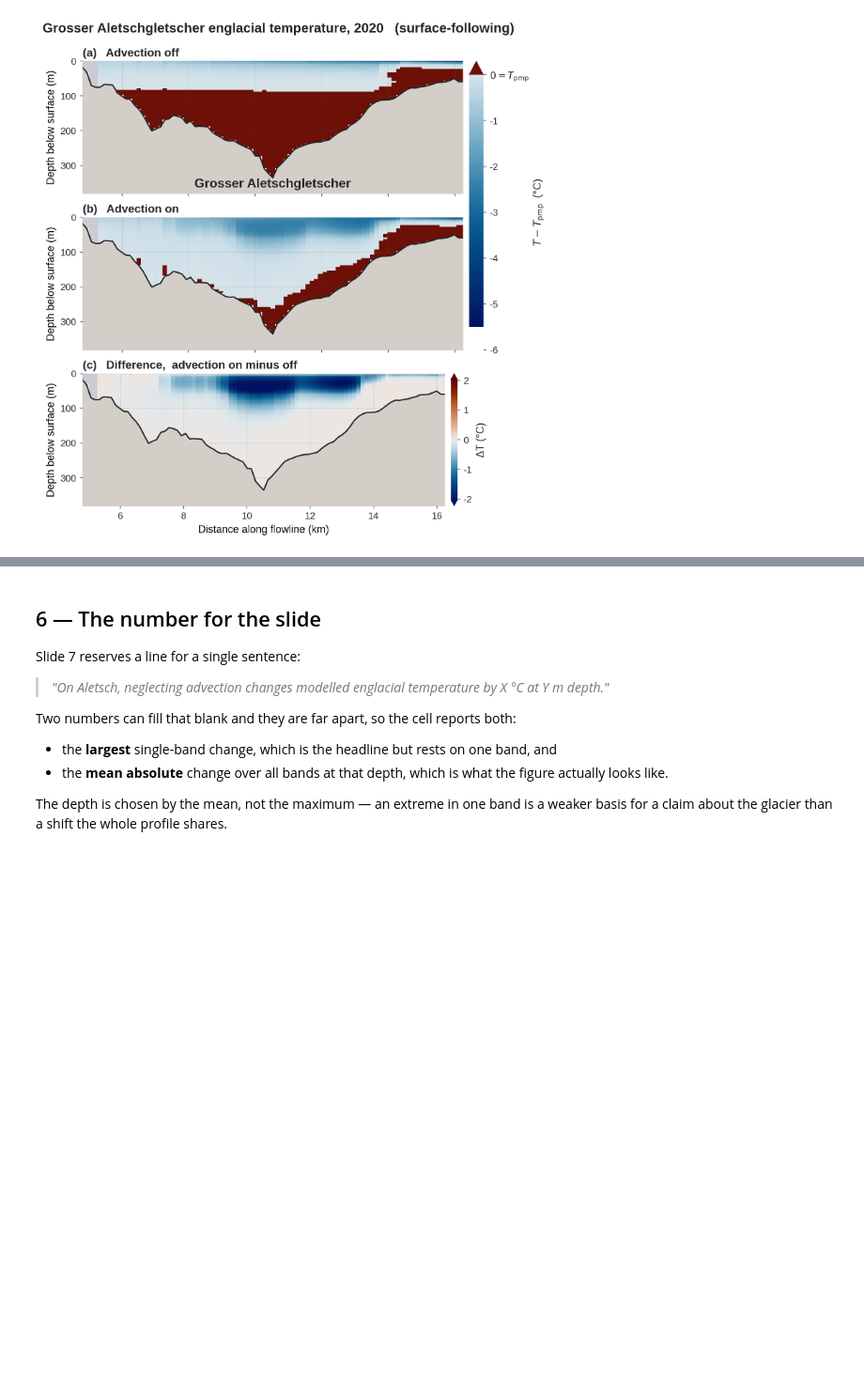
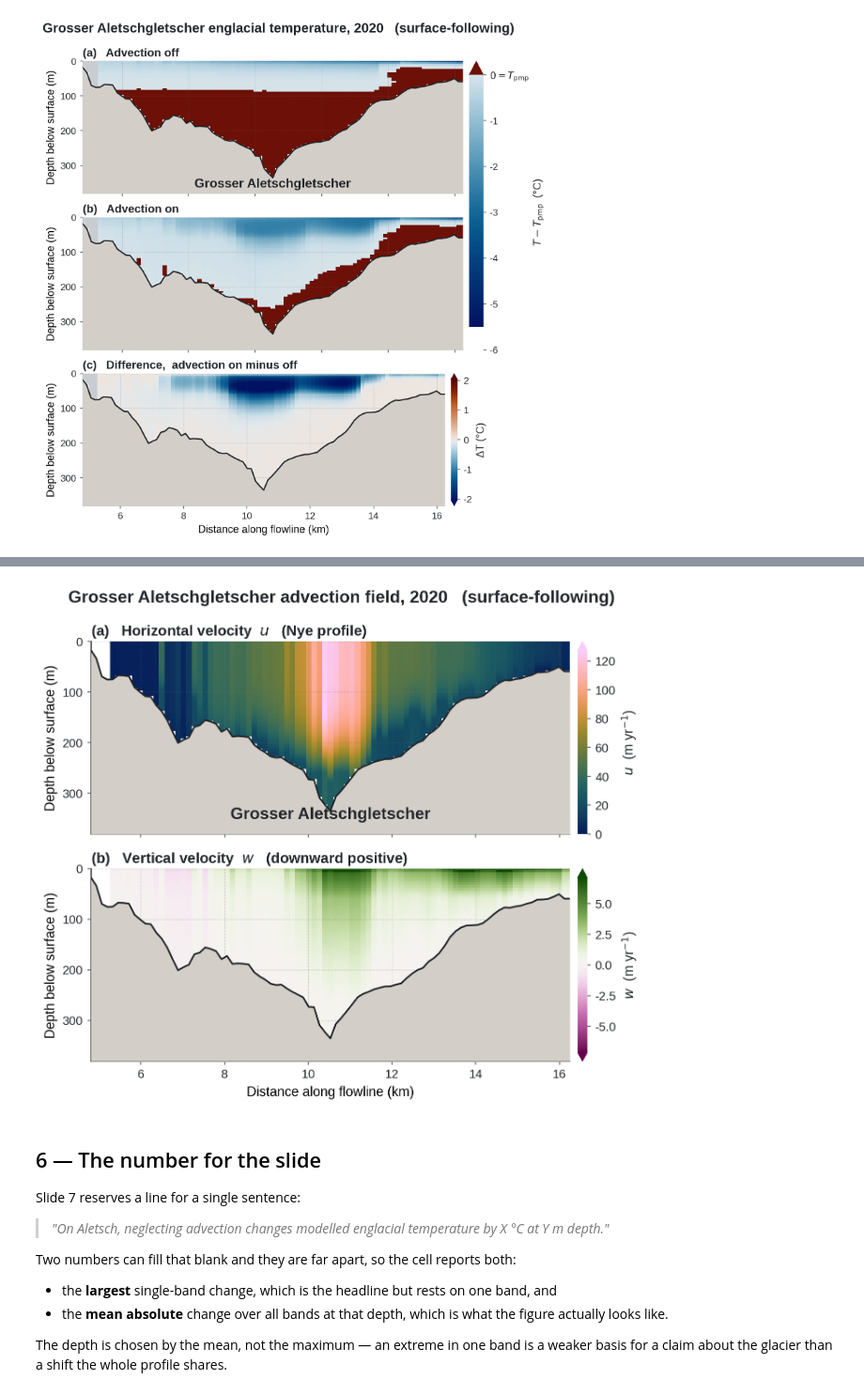
Before and after one commit to eth-vaw-glaciology/GloGEM, a Jupyter notebook: flow_analysis/advection_cross_section.ipynb, the cells around one changed output, grey strips where cells are left out. Shown at 94% size. Drawn from its saved outputs; the diff is of its cells as text; code cells hidden in the pictures; blank space fills up the shorter version.

Commit message:
chore(analysis): update the advection cross-section notebook
Co-Authored-By: Claude Opus 5 (1M context) <noreply@anthropic.com>

```diff
--- a/flow_analysis/advection_cross_section.ipynb
+++ b/flow_analysis/advection_cross_section.ipynb
@@ -97,12 +97,16 @@ SETUPS = {
 # RGI7 IDs, verified against geometricdata/rgiv7/files/thick_centraleurope.dat:
 GLACIERS = {
     '02596': ('Grosser Aletschgletscher', 'RGI70-11.02596, 81.8 km², 1572–4084 m'),
-    '01225': ('Gornergletscher',          'RGI70-11.01225, 56.5 km², 2174–4536 m'),
+    # RGI7 01225 is the whole Gorner complex. The flowline the model builds follows its
+    # longest, highest branch -- Colle Gnifetti to the tongue -- which is Grenzgletscher,
+    # so that is the name on the figures. (The glenglat calibration list uses the outline
+    # name 'Gornergletscher' for 01225; same ice, different naming convention.)
+    '01225': ('Grenzgletscher',           'RGI70-11.01225, 56.5 km², 2174–4536 m'),
     '02216': ('Vadret da Morteratsch',    'RGI70-11.02216, 18.6 km²'),
 }
 
 # Which run pair holds which glacier. Aletsch comes from the Aletsch_Morteratsch
-# catchment; Gorner only exists in the Aletsch_Gorner run. Both use the same physics --
+# catchment; Grenz only exists in the Aletsch_Gorner run. Both use the same physics --
 # thermal spin-up plus strain heating.
 #
 # Both now point at the 519 m vertical grid (fit_layers = [10,10,23]), so the two glaciers
@@ -117,7 +121,7 @@ GLACIERS = {
 WHERE = {'02596': 'deep', '01225': 'gorner_deep', '02216': 'baseline'}
 
 # ---- choose what to plot -----------------------------------------------------
-GLACIER = '02596'          # '02596' Aletsch  |  '01225' Gorner
+GLACIER = '02596'          # '02596' Aletsch  |  '01225' Grenz
 SETUP   = WHERE[GLACIER]   # override to compare initialisations on Aletsch:
                            # 'baseline' | 'spinup' | 'strain' | 'both'
 # ------------------------------------------------------------------------------
@@ -761,8 +765,11 @@ def _titles(fig, title, top=0.925):
 #                 ice are separated by the colour itself and not only by the red mask
 TEMPERATURE_VIEW = 'homologous'
 
-def advection_figure(sections, year, name=NAME, figsize=(5.6, 14.0), diff_pct=98.0,
+def advection_figure(sections, year, name=None, figsize=(5.6, 14.0), diff_pct=98.0,
                      view=None):
+    # resolved here, not in the signature: a `name=NAME` default binds once, when the def
+    # runs, so later reassignments of NAME never reach it
+    name = name or NAME
     view = view or TEMPERATURE_VIEW
     key  = 'homologous' if view == 'homologous' else 'values'
     off, on = sections['off'], sections['on']
@@ -970,3 +989,63 @@ plt.show()
+# %%
+def velocity_depth_figure(vel_sec, sections, year, name=None, figsize=(7.6, 6.2)):
+    """u and w on a depth-below-surface axis, for glaciers too thin to read on elevation."""
+    name = name or NAME
+    su, sw = vel_sec['u'], vel_sec['w']
+    on = sections['on']
+    ice = on['has_ice']
+    x, d = on['dist'], on['d_axis']
+
+    ucol = su['d_values'].compressed()
+    wcol = np.abs(sw['d_values'].compressed())
+    norm_u = Normalize(vmin=0.0, vmax=max(round(float(np.nanpercentile(ucol, 99)), 1), 0.1))
+    wlim = max(round(float(np.nanpercentile(wcol, 99)), 2), 0.05)
+    norm_w = TwoSlopeNorm(vmin=-wlim, vcenter=0.0, vmax=wlim)
+
+    fig, axes = plt.subplots(2, 1, figsize=figsize, sharex=True,
+                             gridspec_kw=dict(hspace=0.18))
+
+    def panel(ax, sec, cmap, norm):
+        m = ax.pcolormesh(x, d, sec['d_values'], cmap=cmap, norm=norm,
+                          shading='nearest', zorder=2)
+        dbot = d.max() * 1.12
+        ax.plot(x[ice], on['ice_thick'][ice], color=INK, lw=1.4, zorder=5)
+        ax.fill_between(x[ice], on['ice_thick'][ice], dbot, color=GREY_ROCK,
+                        zorder=3, linewidth=0)
+        ax.grid(True, color='0.45', alpha=0.30, ls='--', lw=0.5, zorder=4)
+        ax.set_axisbelow(False)
+        ax.set_ylim(dbot, 0)                       # surface at the top
+        ax.set_ylabel('Depth below surface (m)')
+        for side in ('top', 'right'):
+            ax.spines[side].set_visible(False)
+        ax.tick_params(colors=INK_SOFT, labelcolor=INK, length=3)
+        return m
+
+    mu = panel(axes[0], su, CMAP_U, norm_u)
+    mw = panel(axes[1], sw, CMAP_W, norm_w)
+    axes[0].set_xlim(x[ice].min(), x[ice].max())
+
+    for ax, t in zip(axes, ['(a)   Horizontal velocity  $u$   (Nye profile)',
+                            '(b)   Vertical velocity  $w$   (downward positive)']):
+        ax.set_title(t, loc='left', fontsize=12, fontweight='bold', color=INK, pad=5)
+    axes[-1].set_xlabel('Distance along flowline (km)')
+
+    cbu = fig.colorbar(mu, ax=[axes[0]], pad=0.015, fraction=0.06, extend='max')
+    cbu.set_label('$u$  (m yr$^{-1}$)', color=INK)
+    cbw = fig.colorbar(mw, ax=[axes[1]], pad=0.015, fraction=0.06, extend='both')
+    cbw.set_label('$w$  (m yr$^{-1}$)', color=INK)
+    for cb in (cbu, cbw):
+        cb.outline.set_visible(False)
+        cb.ax.tick_params(colors=INK_SOFT, labelcolor=INK, length=3)
+
+    _label_glacier(axes[0], name, buffer=0.10)
+    _titles(fig, f'{name} advection field, {year}   (surface-following)', top=0.945)
+    return fig, axes
+
+
+fig_vel_depth, _ = velocity_depth_figure(vel_sec, sections, YEAR)
+plt.show()
+# %% [output]
+[figure, added]
 # %% [markdown]
 ## 6 — The number for the slide
 
```
Also changed, not shown: parts of 11 cells of this notebook.
